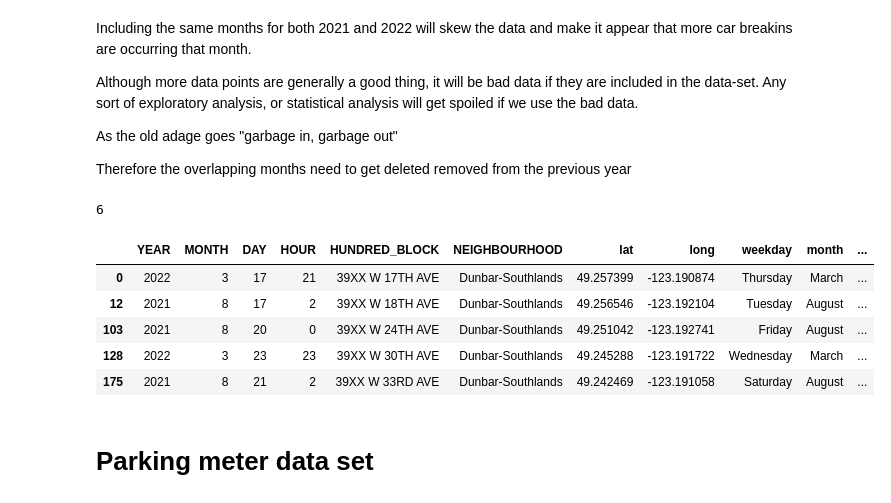
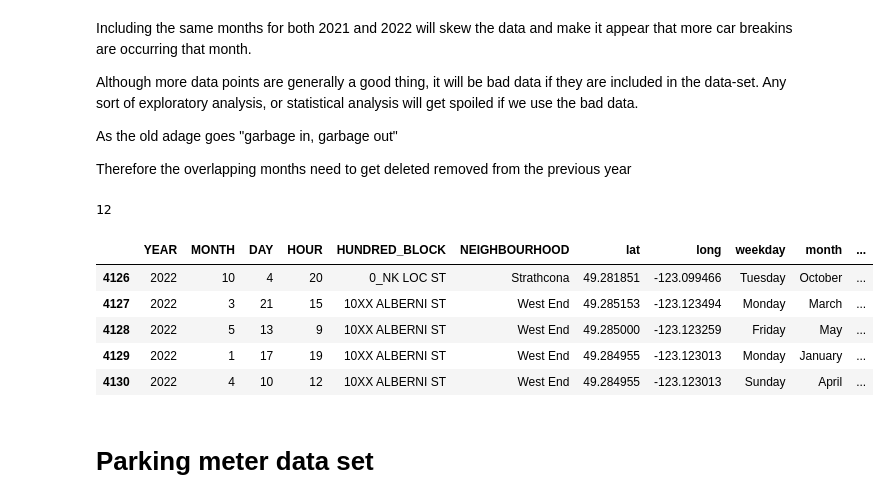
Before and after one commit to LazarAdamovic/Crime-in-Vancouver, a Jupyter notebook: Jupyter_notebooks_preprocessing.ipynb, the cells around one changed output. Saved outputs shown, nothing was run; the diff lists cells and outputs as text; code cells hidden in the pictures.

```diff
--- a/Jupyter_notebooks_preprocessing.ipynb
+++ b/Jupyter_notebooks_preprocessing.ipynb
@@ -78,12 +78,11 @@ df[['YEAR', 'TYPE']].groupby(['TYPE']).count()
 # %%
 # set only to relevant years
 
-df=df[df['YEAR']>=2021]
+df=df[df['YEAR']==2022]
-# %%
-# dropping null UTM-coordinates in the X and Y columns
-# I decided to drop this they wouldn't work with my tableau dashboard
-
-df=df.dropna(subset=['X', 'Y'])
+# %%
+# dropping null
+
+df=df.dropna()
 # %%
 # The lattitude and longitude in the database are in UTM coordinate system
 # In order to create a tableau dashboard, the UTM coordiantes need to be converted to lat/long WGS84 coordinate
@@ -160,4 +159,4 @@ df.head(5)
 # %%
 # drop the columns which are not needed
 
-df=df.drop(columns=['TYPE','X','Y', 'datetime','weekday_date'])
+df=df.drop(columns=['X','Y', 'datetime','weekday_date'])
@@ -241,7 +286,7 @@ As the old adage goes "garbage in, garbage out"
 
 Therefore the overlapping months need to get deleted removed from the previous year
 # %%
-# dropping the months of of 2021 which overlap with 2022
+'''# dropping the months of of 2021 which overlap with 2022
 
 
 # first we need to find what the most recent month is in 2022
@@ -271,24 +316,24 @@ def month_func(x):
 
 # run function
 actual_month_max=month_func(day_max)
-actual_month_max #this is the month which will be included
+actual_month_max #this is the month which will be included'''
 # %% [output]
-6
+12
 # %%
-# a filter which gets rid of the month(s) in the previous year
+'''# a filter which gets rid of the month(s) in the previous year
 
 sel_rows=df_car_thefts[(df_car_thefts['MONTH']<=actual_month_max) & (df_car_thefts['YEAR']==2021)].index
 df_car_thefts=df_car_thefts.drop(sel_rows, axis=0)
 
 # dataframe
-df_car_thefts.head()
+df_car_thefts.head()'''
 # %% [output]
 |  | YEAR | MONTH | DAY | HOUR | HUNDRED_BLOCK | NEIGHBOURHOOD | lat | long | weekday | month | ... |
-| 0 | 2022 | 3 | 17 | 21 | 39XX W 17TH AVE | Dunbar-Southlands | 49.257399 | -123.190874 | Thursday | March | ... |
-| 12 | 2021 | 8 | 17 | 2 | 39XX W 18TH AVE | Dunbar-Southlands | 49.256546 | -123.192104 | Tuesday | August | ... |
-| 103 | 2021 | 8 | 20 | 0 | 39XX W 24TH AVE | Dunbar-Southlands | 49.251042 | -123.192741 | Friday | August | ... |
-| 128 | 2022 | 3 | 23 | 23 | 39XX W 30TH AVE | Dunbar-Southlands | 49.245288 | -123.191722 | Wednesday | March | ... |
-| 175 | 2021 | 8 | 21 | 2 | 39XX W 33RD AVE | Dunbar-Southlands | 49.242469 | -123.191058 | Saturday | August | ... |
+| 4126 | 2022 | 10 | 4 | 20 | 0_NK LOC ST | Strathcona | 49.281851 | -123.099466 | Tuesday | October | ... |
+| 4127 | 2022 | 3 | 21 | 15 | 10XX ALBERNI ST | West End | 49.285153 | -123.123494 | Monday | March | ... |
+| 4128 | 2022 | 5 | 13 | 9 | 10XX ALBERNI ST | West End | 49.285000 | -123.123259 | Friday | May | ... |
+| 4129 | 2022 | 1 | 17 | 19 | 10XX ALBERNI ST | West End | 49.284955 | -123.123013 | Monday | January | ... |
+| 4130 | 2022 | 4 | 10 | 12 | 10XX ALBERNI ST | West End | 49.284955 | -123.123013 | Sunday | April | ... |
 # %% [markdown]
 # Parking meter data set
 # %%
```
Also changed, not shown: parts of 13 cells of this notebook, 4 other files.
